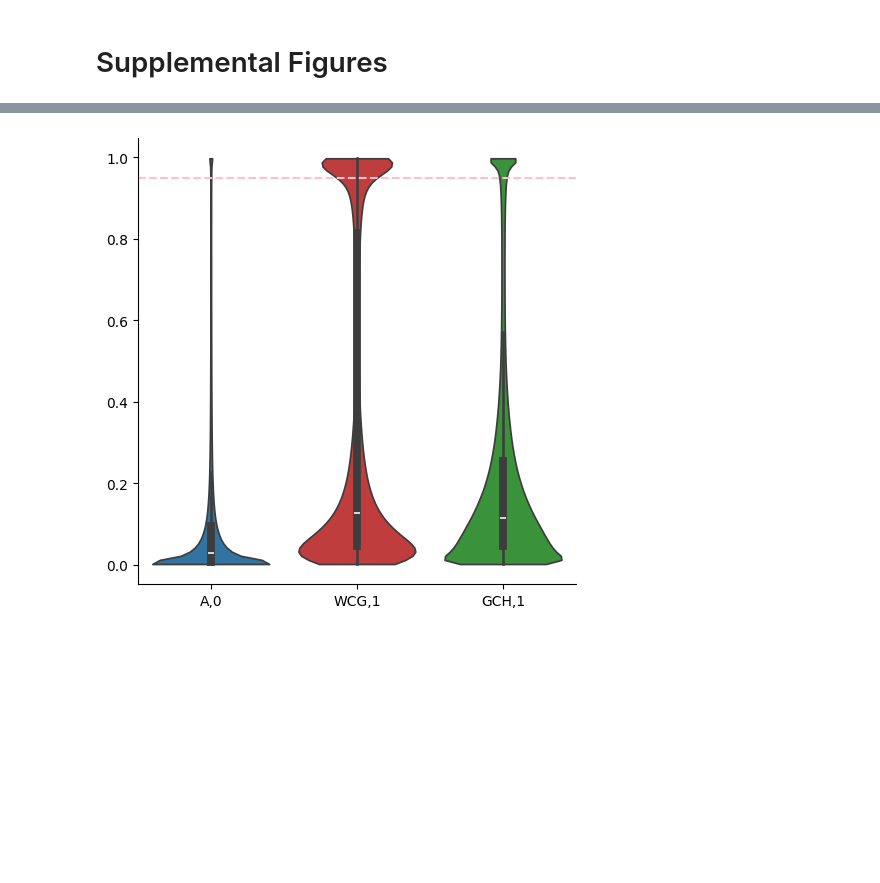
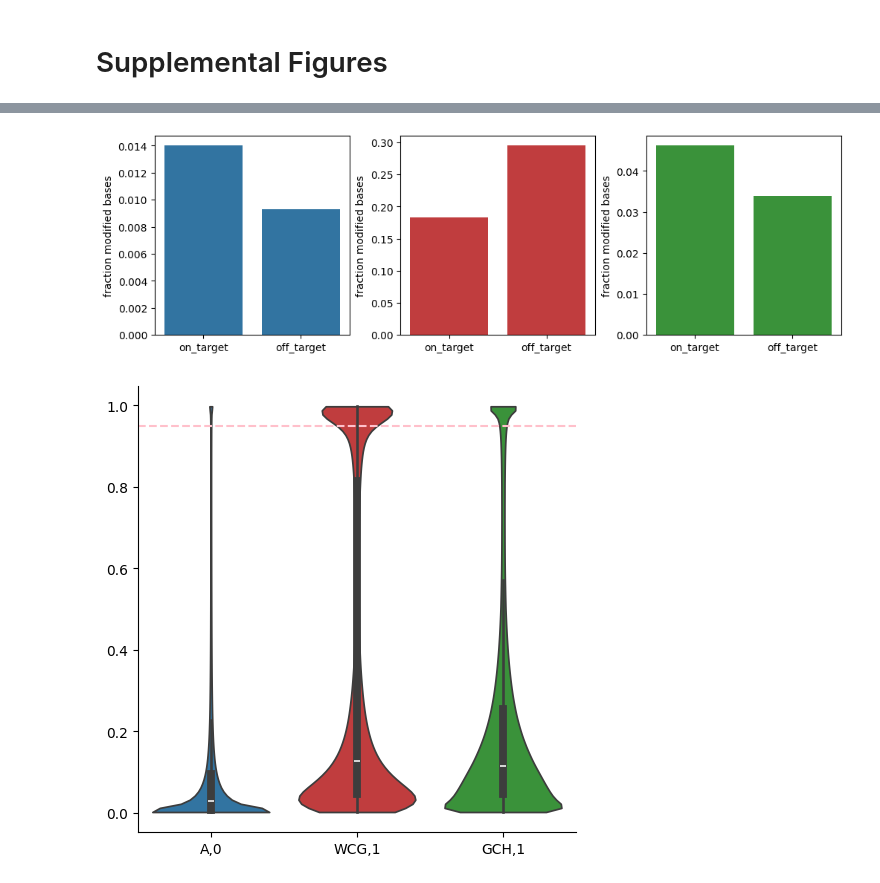
Before and after one commit to streetslab/multimodal-dimelo, a Jupyter notebook: CTCF_analysis.ipynb, the cells around one changed output, grey strips where cells are left out. Cells and saved outputs as stored; diff of their text form; code cells hidden in the pictures; blank space fills up the shorter version.

```diff
--- a/CTCF_analysis.ipynb
+++ b/CTCF_analysis.ipynb
@@ -95,15 +101,18 @@ plt.close()
 # %%
 fig, axes = plt.subplots(1, 3, layout="constrained", figsize=(10, 3))
 
+sample_names = ["on_target", "off_target"]
 for motif, ax in zip(motifs, axes):
     plot_enrichment.by_regions(
         mod_file_name=config.processed_data_dir / f"pileup.{ctcf_output_id}" / "pileup.sorted.bed.gz",
         regions_list=[ctcf_on_target_bed_file, ctcf_off_target_bed_file],
         motif=motif,
-        sample_names=["on_target", "off_target"],
-        palette = plotting.default_palette_map,
+        sample_names=sample_names,
+        palette = {sample_name: plotting.default_palette_map[motif] for sample_name in sample_names},
         ax=ax
     )
+# %% [output]
+[figure, added]
 # %%
 motif_mod_vector_dict = {}
 for motif in motifs:
```
Also changed, not shown: parts of 6 cells of this notebook, 1 other file.
